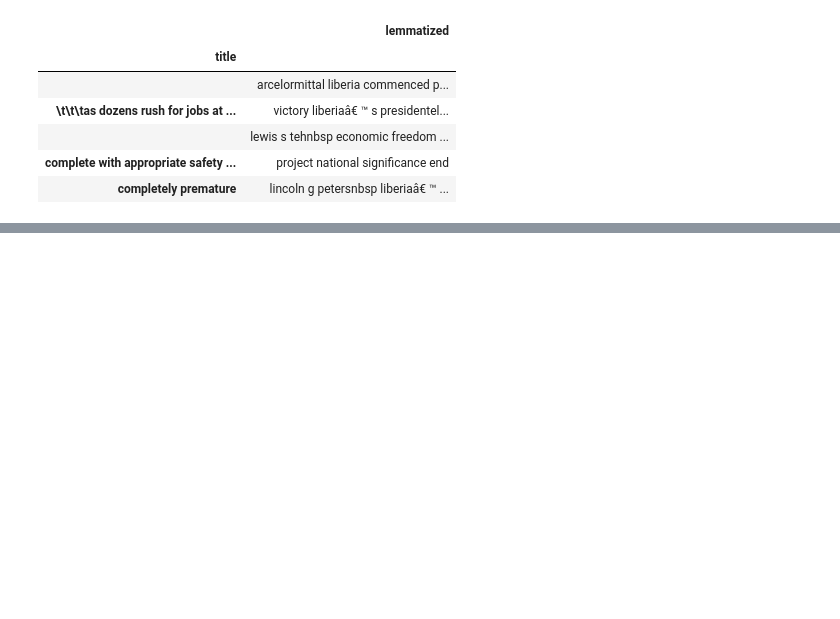
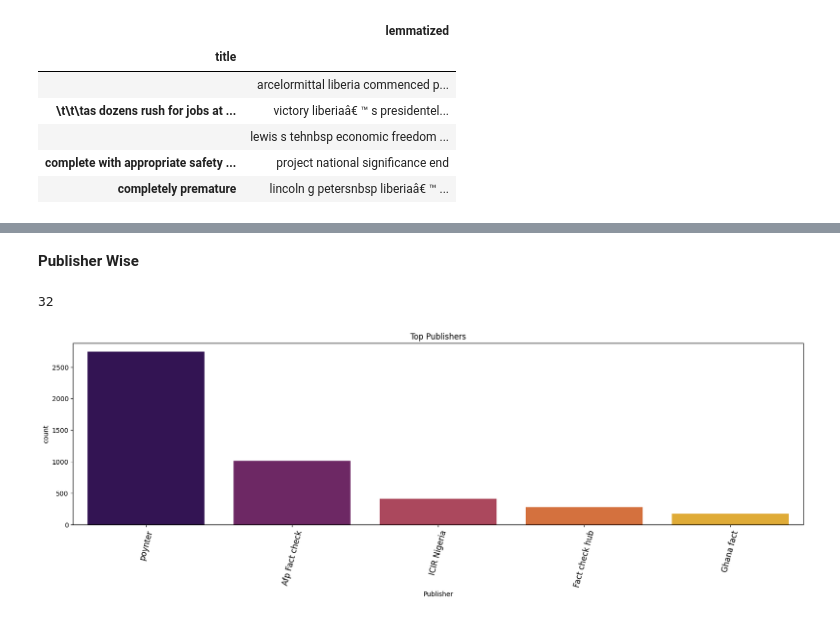
Before and after one commit to Anas436/Detecting-Fake-News-AI, a Jupyter notebook: src/tasks/task-2-exploratory-data-analysis/Full_Dataset_EDA.ipynb, the cells around one changed output, grey strips where cells are left out. Drawn from its saved outputs; the diff is of its cells as text; code cells hidden in the pictures; blank space fills up the shorter version.

```diff
--- a/src/tasks/task-2-exploratory-data-analysis/Full_Dataset_EDA.ipynb
+++ b/src/tasks/task-2-exploratory-data-analysis/Full_Dataset_EDA.ipynb
@@ -549,0 +702,16 @@ df_grouped.head()
+# %% [markdown]
+**Publisher Wise**
+# %%
+df.Publisher.nunique()
+# %% [output]
+32
+# %%
+plt.figure(figsize=(20,5))
+
+sns.countplot(x = "Publisher", data = df_fake,
+              order = df_fake['Publisher'].value_counts().iloc[:5].index, palette = "inferno")
+plt.title("Top Publishers")
+plt.xticks(rotation = 75,fontsize = 12)
+plt.show()
+# %% [output]
+[figure, added]
```
Also changed, not shown: parts of 26 cells of this notebook.
